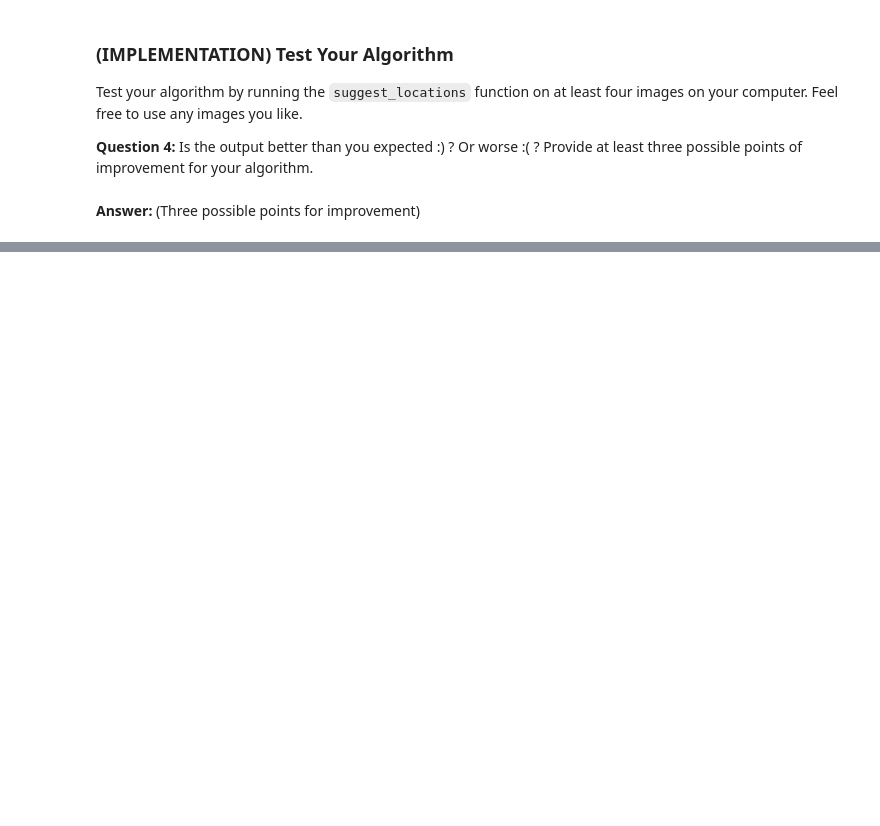
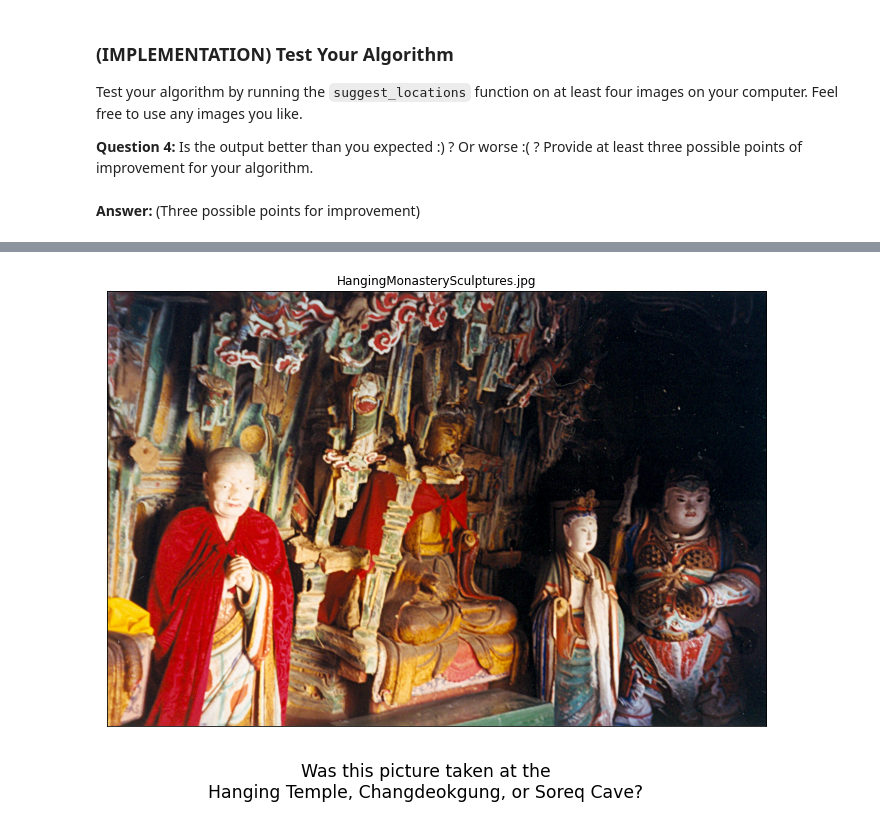
Before and after one commit to Clockwork-Brain/nd101-c2-landmarks-starter, a Jupyter notebook: landmark_project/landmark.ipynb, the cells around one changed output, grey strips where cells are left out. Saved outputs shown, nothing was run; the diff lists cells and outputs as text; code cells hidden in the pictures; blank space fills up the shorter version.

```diff
--- a/landmark_project/landmark.ipynb
+++ b/landmark_project/landmark.ipynb
@@ -1129,0 +1192,5 @@ __Answer:__ (Three possible points for improvement)
+# %%
+# https://en.wikipedia.org/wiki/Hanging_Temple#/media/File:HangingMonasterySculptures.jpg
+suggest_locations('images/Wikipedia/HangingMonasterySculptures.jpg')
+# %% [output]
+[figure, added]
```
Also changed, not shown: parts of 14 cells of this notebook, 5 other files.
